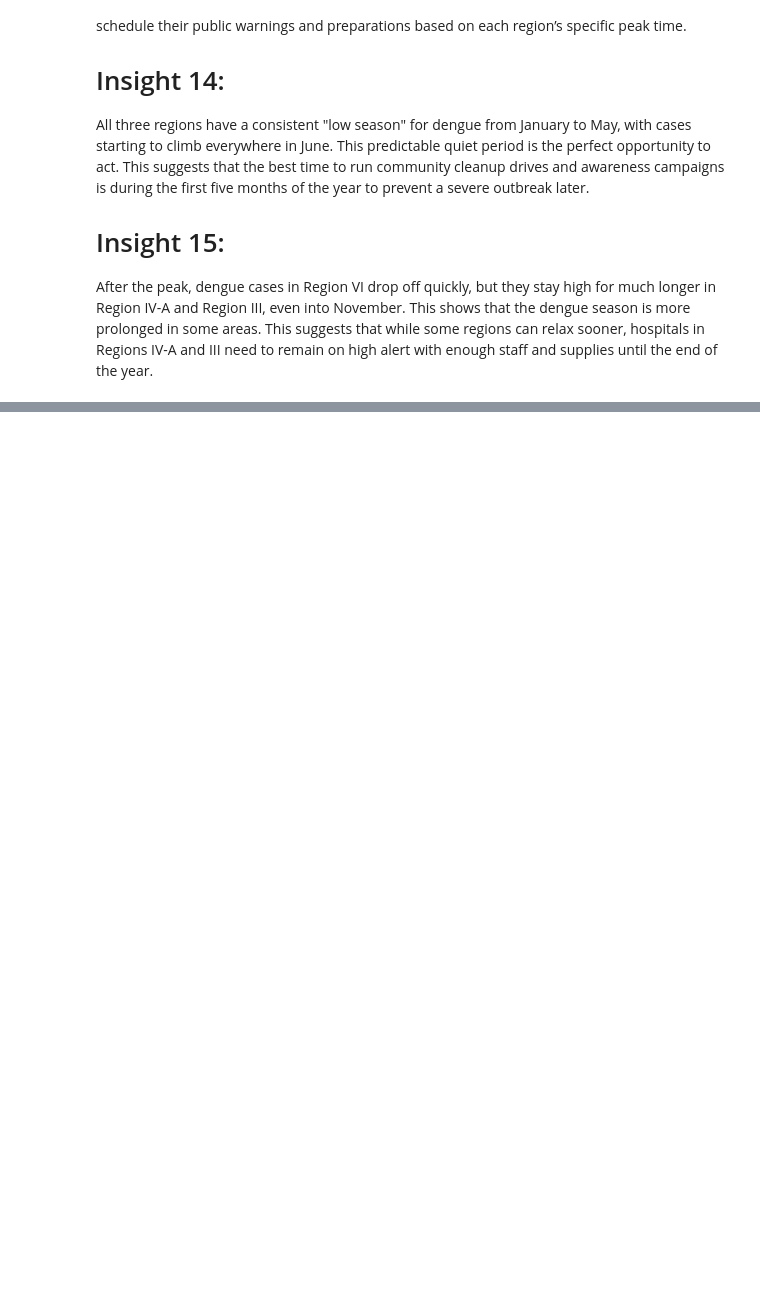
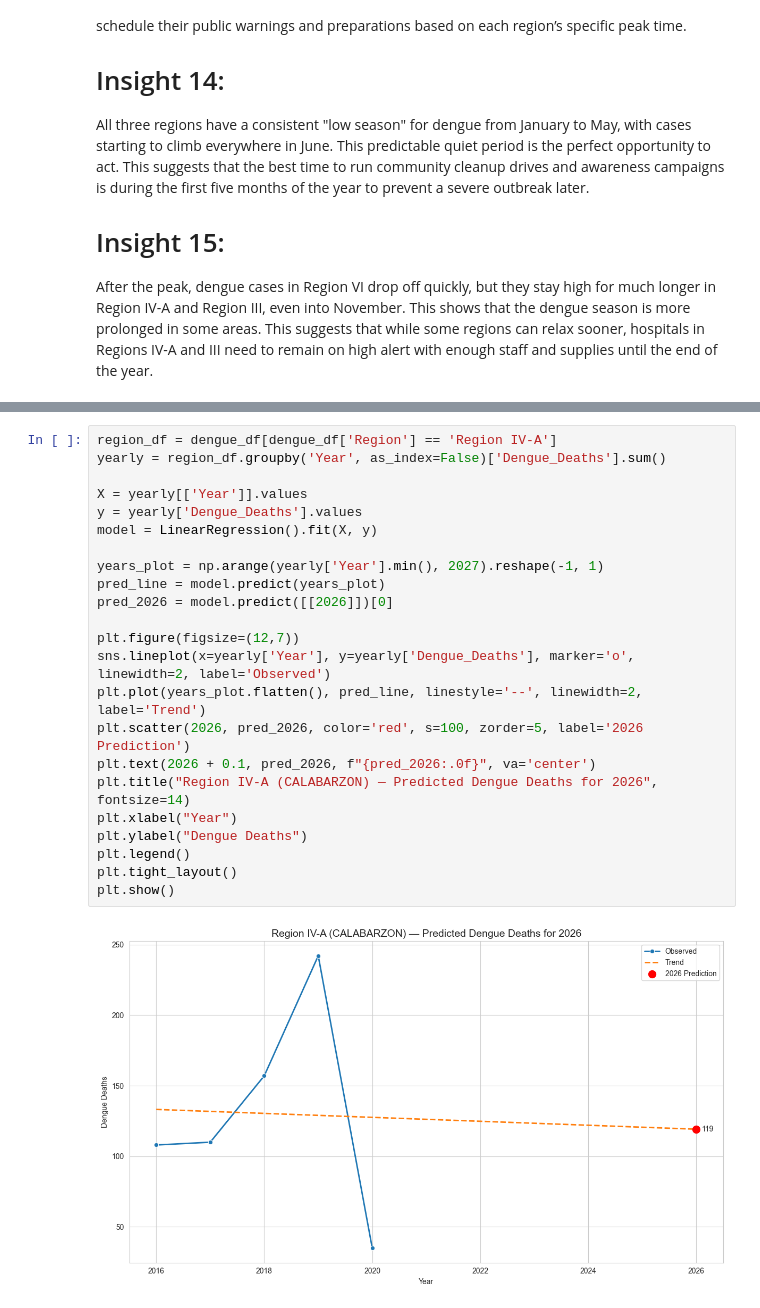
Before and after one commit to raiahyxs/Data-Analytics, a Jupyter notebook: ITELEC03/FINALS-ACTIVITIES/PROJECT3_PH_DENGUE_ANALYSIS.ipynb, the cells around one changed output, grey strips where cells are left out. Drawn from its saved outputs; the diff is of its cells as text; blank space fills up the shorter version.

```diff
--- a/ITELEC03/FINALS-ACTIVITIES/PROJECT3_PH_DENGUE_ANALYSIS.ipynb
+++ b/ITELEC03/FINALS-ACTIVITIES/PROJECT3_PH_DENGUE_ANALYSIS.ipynb
@@ -515,0 +602,25 @@ After the peak, dengue cases in Region VI drop off quickly, but they stay high f
+# %%
+region_df = dengue_df[dengue_df['Region'] == 'Region IV-A']
+yearly = region_df.groupby('Year', as_index=False)['Dengue_Deaths'].sum()
+
+X = yearly[['Year']].values
+y = yearly['Dengue_Deaths'].values
+model = LinearRegression().fit(X, y)
+
+years_plot = np.arange(yearly['Year'].min(), 2027).reshape(-1, 1)
+pred_line = model.predict(years_plot)
+pred_2026 = model.predict([[2026]])[0]
+
+plt.figure(figsize=(12,7))
+sns.lineplot(x=yearly['Year'], y=yearly['Dengue_Deaths'], marker='o', linewidth=2, label='Observed')
+plt.plot(years_plot.flatten(), pred_line, linestyle='--', linewidth=2, label='Trend')
+plt.scatter(2026, pred_2026, color='red', s=100, zorder=5, label='2026 Prediction')
+plt.text(2026 + 0.1, pred_2026, f"{pred_2026:.0f}", va='center')
+plt.title("Region IV-A (CALABARZON) — Predicted Dengue Deaths for 2026", fontsize=14)
+plt.xlabel("Year")
+plt.ylabel("Dengue Deaths")
+plt.legend()
+plt.tight_layout()
+plt.show()
+# %% [output]
+[figure, added]
```
Also changed, not shown: parts of 10 cells of this notebook.
